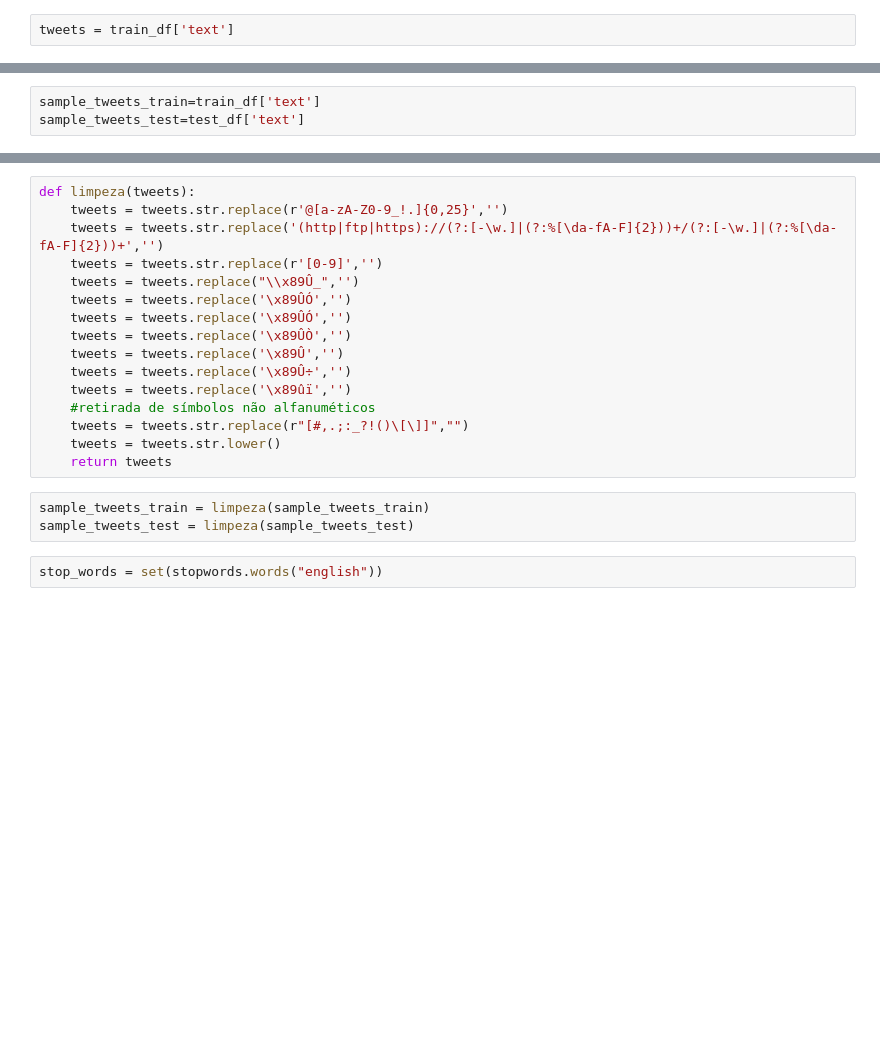
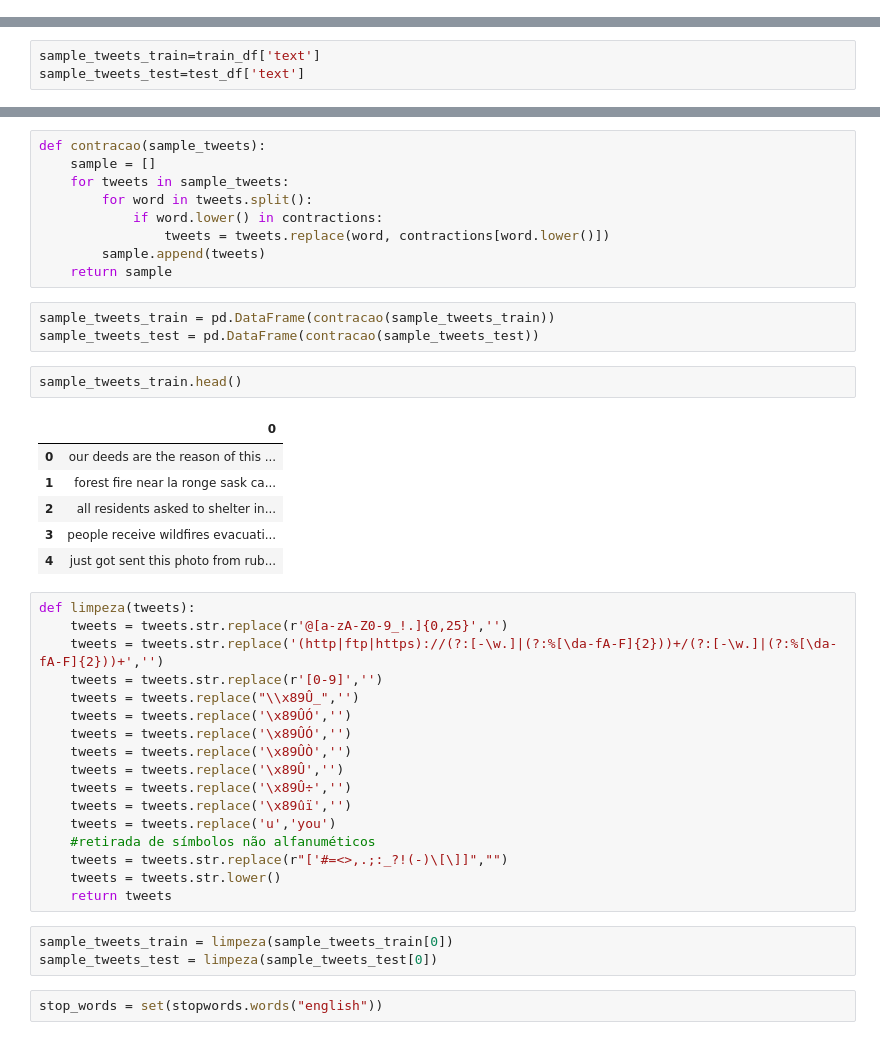
Before and after one commit to YasminForestti/Tweets-2022, a Jupyter notebook: ProcessamentodeLinguagemNatural.ipynb, the cells around one changed output, grey strips where cells are left out. Saved outputs shown, nothing was run; the diff lists cells and outputs as text; blank space fills up the shorter version.

```diff
--- a/ProcessamentodeLinguagemNatural.ipynb
+++ b/ProcessamentodeLinguagemNatural.ipynb
@@ -45,8 +45,6 @@ from nltk.corpus import stopwords
 # %%
 train_df = pd.read_csv("train.csv")
 test_df = pd.read_csv("test.csv")
-# %%
-tweets = train_df['text']
 # %% [markdown]
 ## 2) Minimização dos ruídos
 # %% [markdown]
@@ -57,3 +176,24 @@ sample_tweets_test=test_df['text']
+# %%
+def contracao(sample_tweets):
+    sample = []
+    for tweets in sample_tweets:
+        for word in tweets.split():
+            if word.lower() in contractions:
+                tweets = tweets.replace(word, contractions[word.lower()])
+        sample.append(tweets)
+    return sample
+# %%
+sample_tweets_train = pd.DataFrame(contracao(sample_tweets_train))
+sample_tweets_test = pd.DataFrame(contracao(sample_tweets_test))
+# %%
+sample_tweets_train.head()
+# %% [output]
+|  | 0 |
+| 0 | our deeds are the reason of this ... |
+| 1 | forest fire near la ronge sask ca... |
+| 2 | all residents asked to shelter in... |
+| 3 | people receive wildfires evacuati... |
+| 4 | just got sent this photo from rub... |
 # %%
 def limpeza(tweets):
     tweets = tweets.str.replace(r'@[a-zA-Z0-9_!.]{0,25}','')
@@ -66,13 +206,14 @@ def limpeza(tweets):
     tweets = tweets.replace('\x89Û','')
     tweets = tweets.replace('\x89Û÷','')
     tweets = tweets.replace('\x89ûï','')
+    tweets = tweets.replace('u','you')
     #retirada de símbolos não alfanuméticos
-    tweets = tweets.str.replace(r"[#,.;:_?!()\[\]]","")
+    tweets = tweets.str.replace(r"['#=<>,.;:_?!(-)\[\]]","")
     tweets = tweets.str.lower()
     return tweets
 # %%
-sample_tweets_train = limpeza(sample_tweets_train)
-sample_tweets_test = limpeza(sample_tweets_test)
+sample_tweets_train = limpeza(sample_tweets_train[0])
+sample_tweets_test = limpeza(sample_tweets_test[0])
 # %%
 stop_words = set(stopwords.words("english"))
 # %%
```
Also changed, not shown: parts of 17 cells of this notebook, 1 other file.
